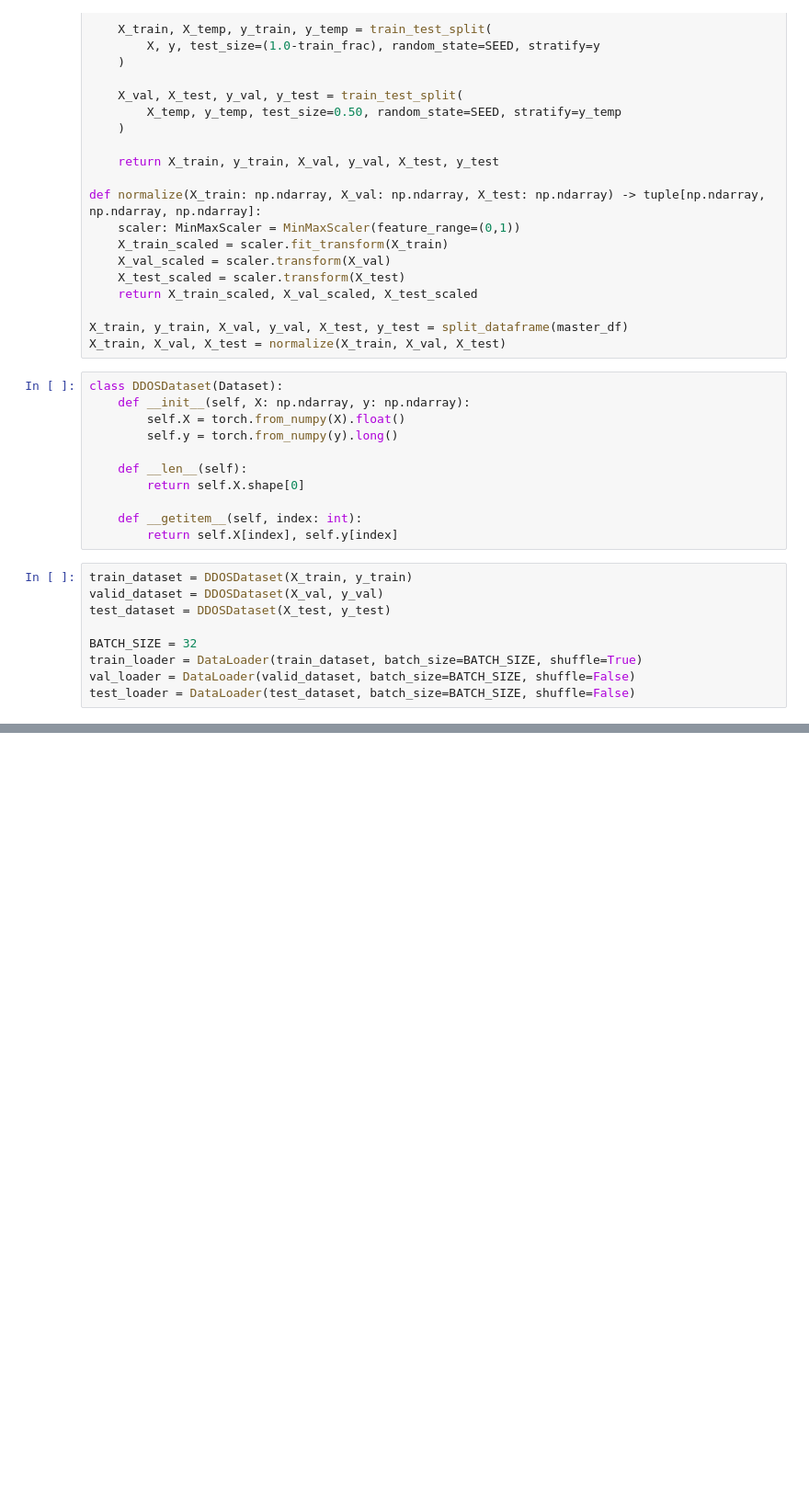
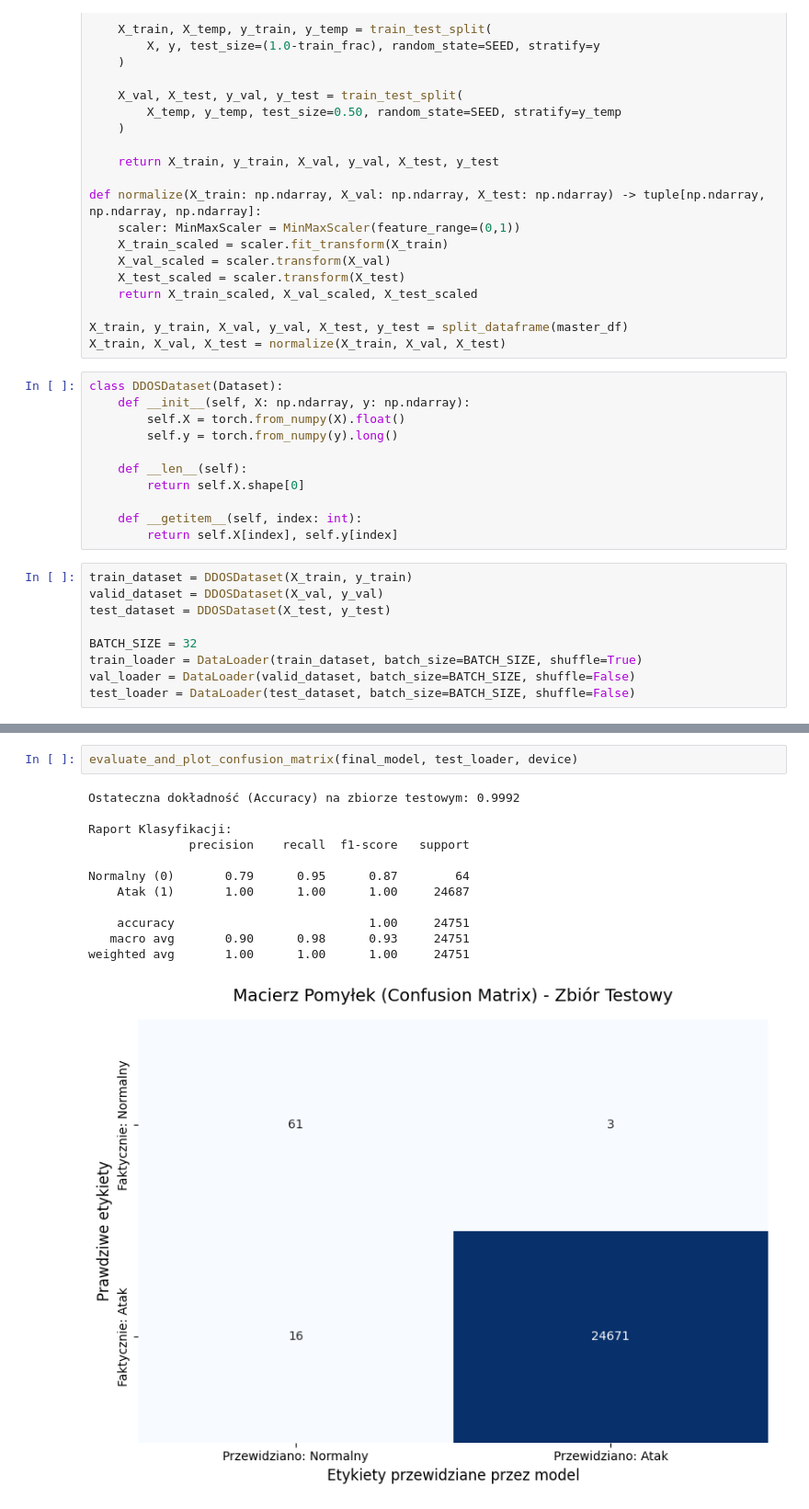
Before and after one commit to mkan1ewski/DDOS-Detection-Model, a Jupyter notebook: main.ipynb, the cells around one changed output, grey strips where cells are left out. Shown at 92% size. Saved outputs shown, nothing was run; the diff lists cells and outputs as text; blank space fills up the shorter version.

```diff
--- a/main.ipynb
+++ b/main.ipynb
@@ -142,0 +566,15 @@ test_loader = DataLoader(test_dataset, batch_size=BATCH_SIZE, shuffle=False)
+# %%
+evaluate_and_plot_confusion_matrix(final_model, test_loader, device)
+# %% [output]
+Ostateczna dokładność (Accuracy) na zbiorze testowym: 0.9992
+
+Raport Klasyfikacji:
+              precision    recall  f1-score   support
+
+Normalny (0)       0.79      0.95      0.87        64
+    Atak (1)       1.00      1.00      1.00     24687
+
+    accuracy                           1.00     24751
+   macro avg       0.90      0.98      0.93     24751
+weighted avg       1.00      1.00      1.00     24751
+[figure, added]
```
Also changed, not shown: parts of 29 cells of this notebook, 5 other files.
